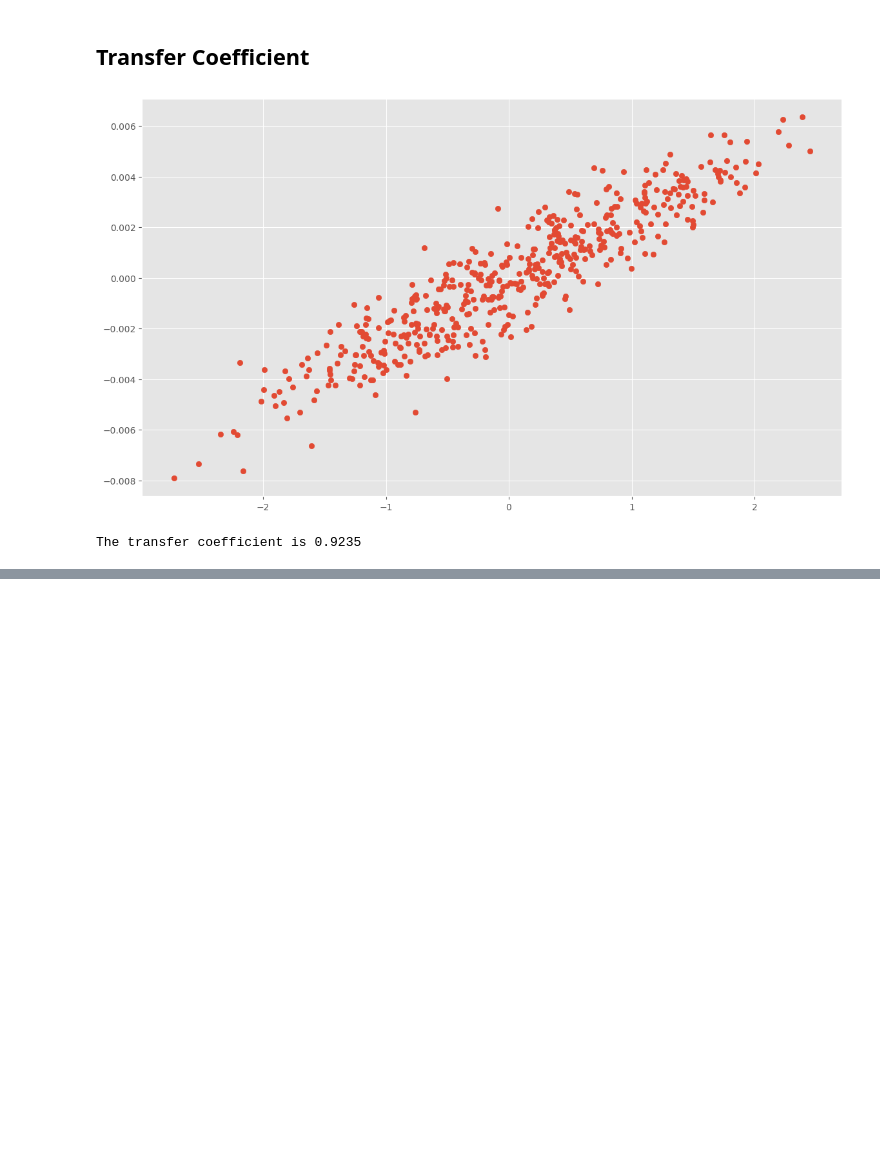
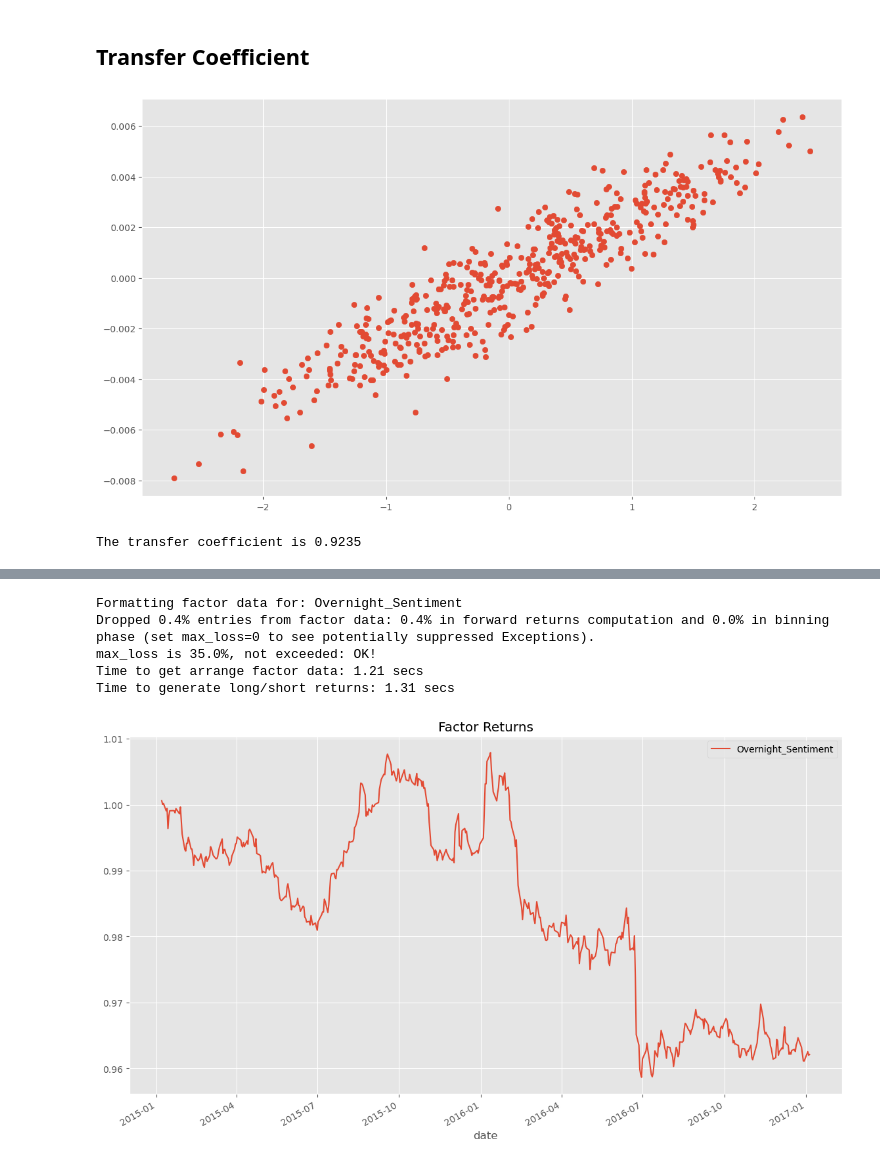
Before and after one commit to ansingh16/AI_for_trading, a Jupyter notebook: Notes/alpha_factor/alpha_modelling.ipynb, the cells around one changed output, grey strips where cells are left out. Cells and saved outputs as stored; diff of their text form; code cells hidden in the pictures; blank space fills up the shorter version.

```diff
--- a/Notes/alpha_factor/alpha_modelling.ipynb
+++ b/Notes/alpha_factor/alpha_modelling.ipynb
@@ -794,0 +928,53 @@ The transfer coefficient is 0.9235
+# %%
+df = engine.run_pipeline(p, factor_start_date, universe_end_date)
+# %%
+def make_factor_plot(df, data_portal, trading_calendar, start_date, end_date):
+    assets = df.index.levels[1].values.tolist()
+    df = df.dropna()
+    pricing = get_pricing(
+        data_portal,
+        trading_calendar,
+        assets,
+        start_date,
+        end_date,
+        'close'
+    )
+
+    factor_names = df.columns
+    factor_data = {}
+
+    start_time = time.perf_counter()
+    for factor in factor_names:
+        print("Formatting factor data for: " + factor)
+        factor_data[factor] = al.utils.get_clean_factor_and_forward_returns(
+            factor=df[factor],
+            prices=pricing,
+            periods=[1]
+        )
+    end_time = time.perf_counter()
+
+    print("Time to get arrange factor data: %.2f secs" % (end_time - start_time))
+
+    ls_factor_returns = []
+
+    start_time = time.perf_counter()
+    for i, factor in enumerate(factor_names):
+        ls = al.performance.factor_returns(factor_data[factor])
+        ls.columns = [factor]
+        ls_factor_returns.append(ls)
+    end_time = time.perf_counter()
+    print("Time to generate long/short returns: %.2f secs" % (end_time - start_time))
+
+    df_ls_factor_returns = pd.concat(ls_factor_returns, axis=1)
+    (1+df_ls_factor_returns).cumprod().plot(title='Factor Returns');
+    return df_ls_factor_returns
+
+
+df_ls_factor_returns = make_factor_plot(df, data_portal, trading_calendar,factor_start_date, universe_end_date)
+# %% [output]
+Formatting factor data for: Overnight_Sentiment
+Dropped 0.4% entries from factor data: 0.4% in forward returns computation and 0.0% in binning phase (set max_loss=0 to see potentially suppressed Exceptions).
+max_loss is 35.0%, not exceeded: OK!
+Time to get arrange factor data: 1.21 secs
+Time to generate long/short returns: 1.31 secs
+[figure, added]
```
Also changed, not shown: parts of 9 cells of this notebook.
